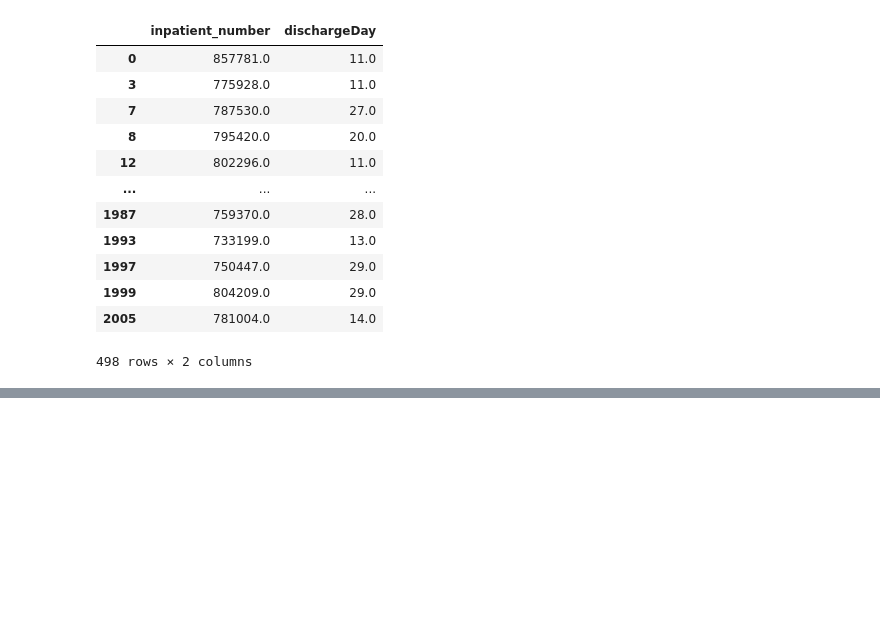
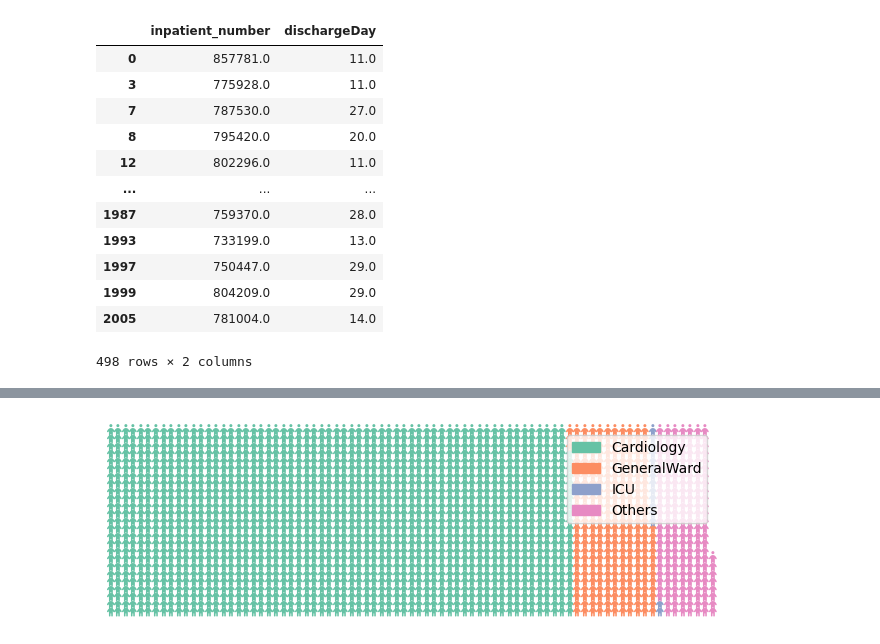
Before and after one commit to Moinandy6/Team9_Py-Stars_Python-Hackathon_Apr24, a Jupyter notebook: Questions1-16.ipynb, the cells around one changed output, grey strips where cells are left out. Drawn from its saved outputs; the diff is of its cells as text; code cells hidden in the pictures; blank space fills up the shorter version.

```diff
--- a/Questions1-16.ipynb
+++ b/Questions1-16.ipynb
@@ -419,0 +484,17 @@ newdf
+# %%
+data ={'admission_ward': ['Cardiology', 'GeneralWard',
+                 'ICU', 'Others'],
+      'no_of_deaths': [1547, 265, 15, 181]
+     }
+
+df = pd.DataFrame(data)
+#To plot the waffle Chart
+fig = plt.figure(
+      FigureClass = Waffle,
+       rows = 25,
+       values = df.no_of_deaths,
+       labels = list(df.admission_ward),
+       icons='child'
+)
+# %% [output]
+[figure, added]
```
Also changed, not shown: parts of 13 cells of this notebook.
